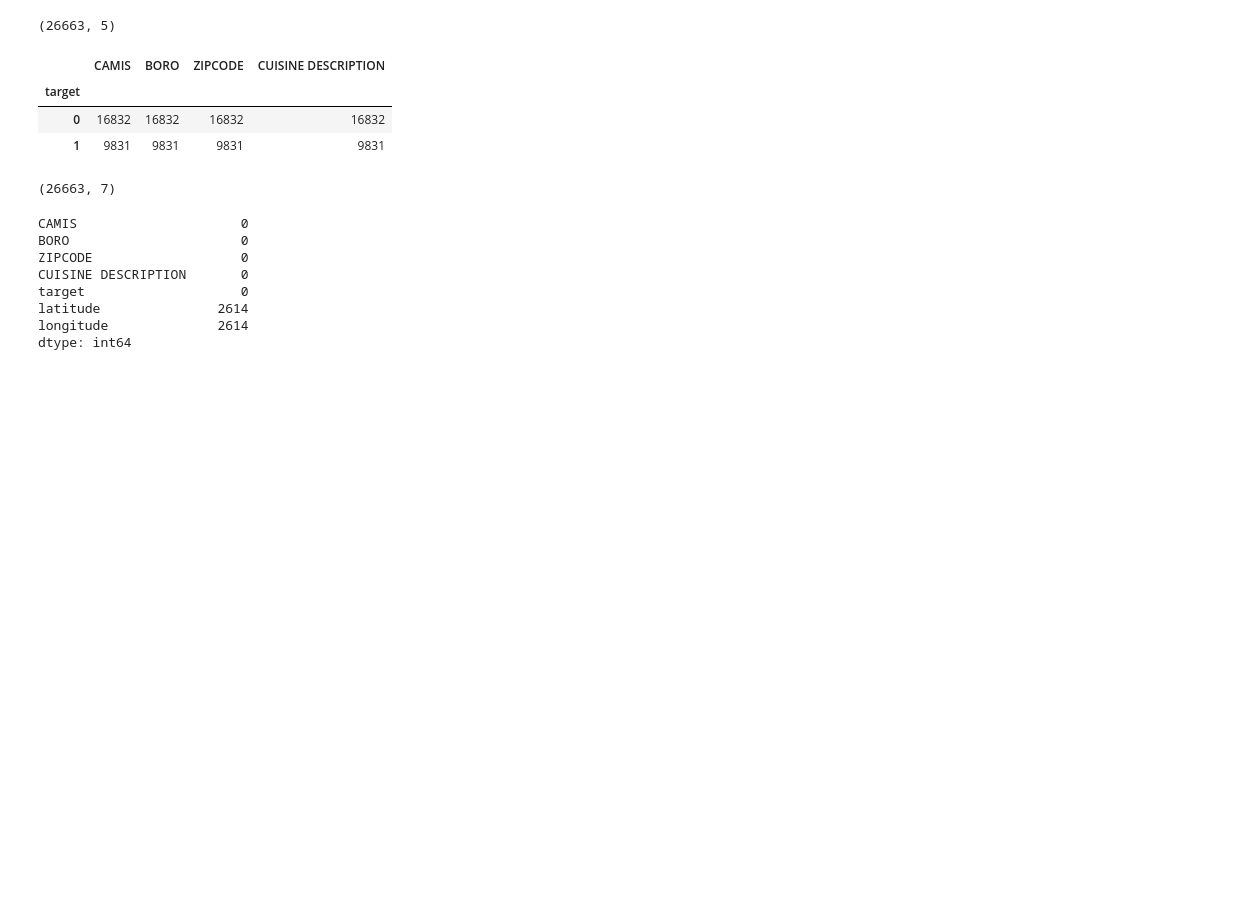
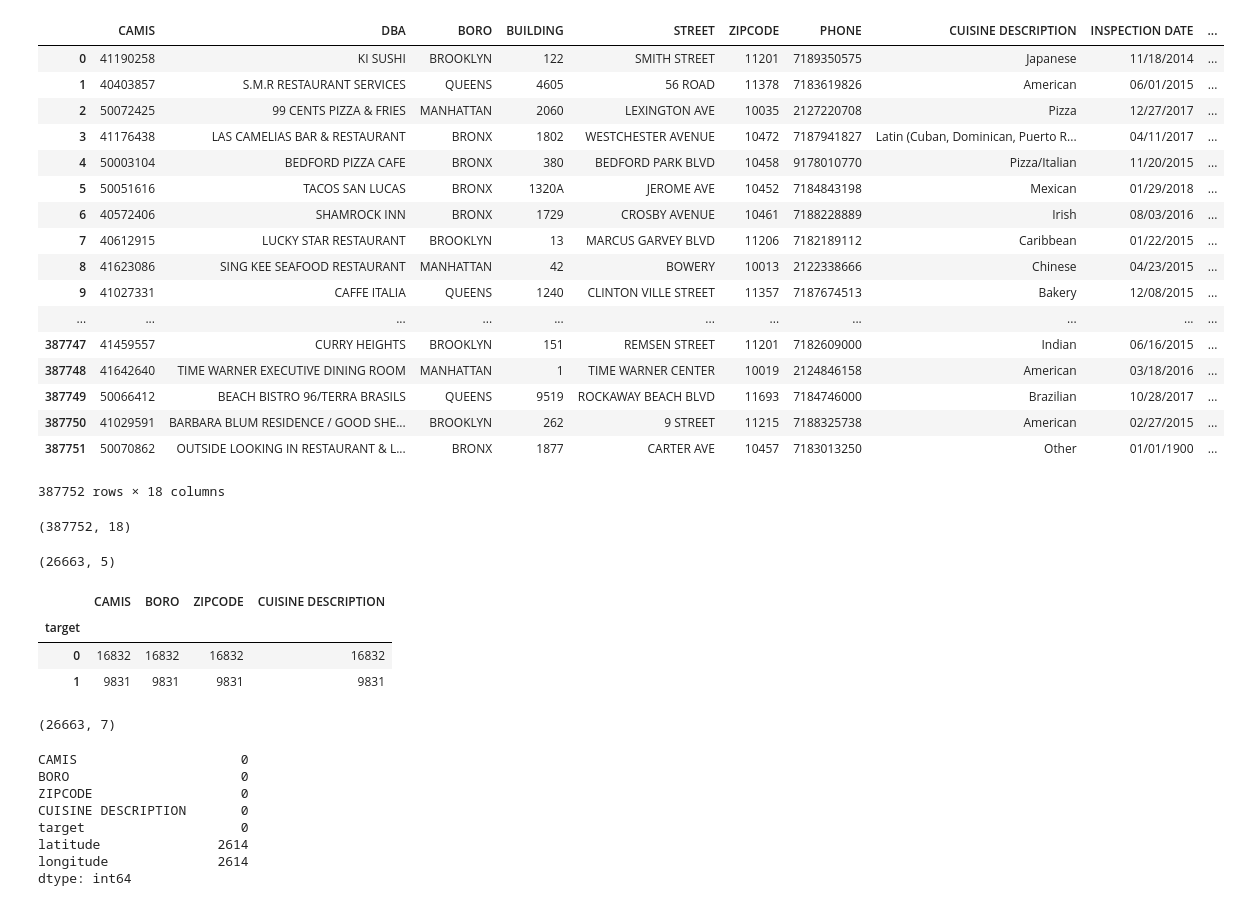
Before and after one commit to jiehuan/NYC_Restaurant_Hygiene, a Jupyter notebook: incubator_project2.ipynb, the cells around one changed output. Saved outputs shown, nothing was run; the diff lists cells and outputs as text; code cells hidden in the pictures; blank space fills up the shorter version.

```diff
--- a/incubator_project2.ipynb
+++ b/incubator_project2.ipynb
@@ -46,0 +43,25 @@ data_mean = restaurant_new.groupby(['CAMIS', 'BORO', 'ZIPCODE', 'CUISINE DESCRIP
+# %%
+restaurant
+# %% [output]
+|  | CAMIS | DBA | BORO | BUILDING | STREET | ZIPCODE | PHONE | CUISINE DESCRIPTION | INSPECTION DATE | ... |
+| 0 | 41190258 | KI SUSHI | BROOKLYN | 122 | SMITH STREET | 11201 | 7189350575 | Japanese | 11/18/2014 | ... |
+| 1 | 40403857 | S.M.R RESTAURANT SERVICES | QUEENS | 4605 | 56 ROAD | 11378 | 7183619826 | American | 06/01/2015 | ... |
+| 2 | 50072425 | 99 CENTS PIZZA & FRIES | MANHATTAN | 2060 | LEXINGTON AVE | 10035 | 2127220708 | Pizza | 12/27/2017 | ... |
+| 3 | 41176438 | LAS CAMELIAS BAR & RESTAURANT | BRONX | 1802 | WESTCHESTER AVENUE | 10472 | 7187941827 | Latin (Cuban, Dominican, Puerto R... | 04/11/2017 | ... |
+| 4 | 50003104 | BEDFORD PIZZA CAFE | BRONX | 380 | BEDFORD PARK BLVD | 10458 | 9178010770 | Pizza/Italian | 11/20/2015 | ... |
+| 5 | 50051616 | TACOS SAN LUCAS | BRONX | 1320A | JEROME AVE | 10452 | 7184843198 | Mexican | 01/29/2018 | ... |
+| 6 | 40572406 | SHAMROCK INN | BRONX | 1729 | CROSBY AVENUE | 10461 | 7188228889 | Irish | 08/03/2016 | ... |
+| 7 | 40612915 | LUCKY STAR RESTAURANT | BROOKLYN | 13 | MARCUS GARVEY BLVD | 11206 | 7182189112 | Caribbean | 01/22/2015 | ... |
+| 8 | 41623086 | SING KEE SEAFOOD RESTAURANT | MANHATTAN | 42 | BOWERY | 10013 | 2122338666 | Chinese | 04/23/2015 | ... |
+| 9 | 41027331 | CAFFE ITALIA | QUEENS | 1240 | CLINTON VILLE STREET | 11357 | 7187674513 | Bakery | 12/08/2015 | ... |
+| ... | ... | ... | ... | ... | ... | ... | ... | ... | ... | ... |
+| 387747 | 41459557 | CURRY HEIGHTS | BROOKLYN | 151 | REMSEN STREET | 11201 | 7182609000 | Indian | 06/16/2015 | ... |
+| 387748 | 41642640 | TIME WARNER EXECUTIVE DINING ROOM | MANHATTAN | 1 | TIME WARNER CENTER | 10019 | 2124846158 | American | 03/18/2016 | ... |
+| 387749 | 50066412 | BEACH BISTRO 96/TERRA BRASILS | QUEENS | 9519 | ROCKAWAY BEACH BLVD | 11693 | 7184746000 | Brazilian | 10/28/2017 | ... |
+| 387750 | 41029591 | BARBARA BLUM RESIDENCE / GOOD SHE... | BROOKLYN | 262 | 9 STREET | 11215 | 7188325738 | American | 02/27/2015 | ... |
+| 387751 | 50070862 | OUTSIDE LOOKING IN RESTAURANT & L... | BRONX | 1877 | CARTER AVE | 10457 | 7183013250 | Other | 01/01/1900 | ... |
+387752 rows × 18 columns
+# %%
+restaurant.shape
+# %% [output]
+(387752, 18)
```
Also changed, not shown: parts of 2 cells of this notebook.
